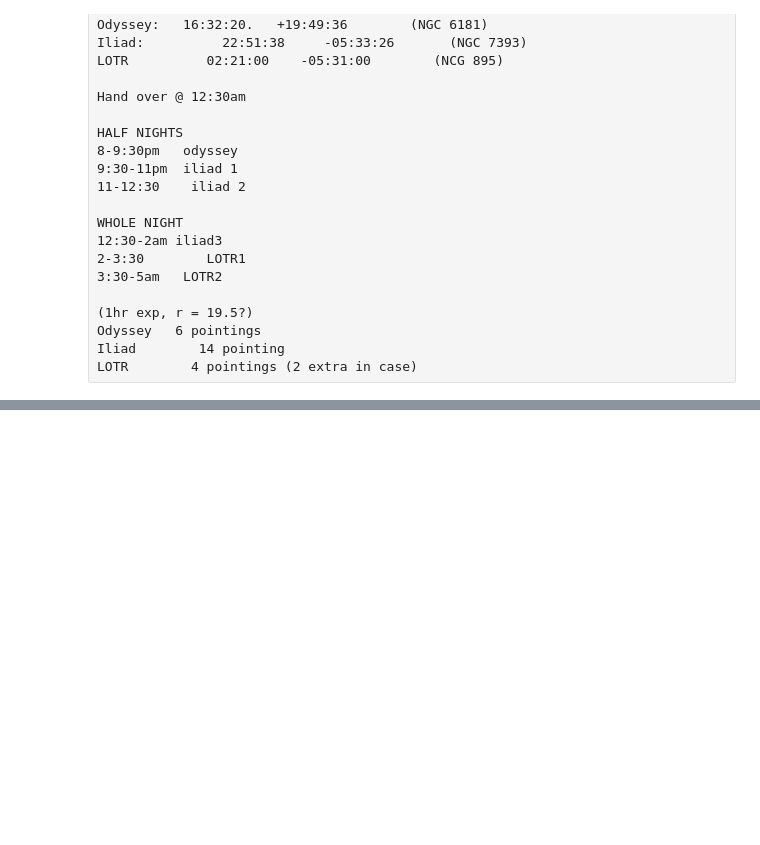
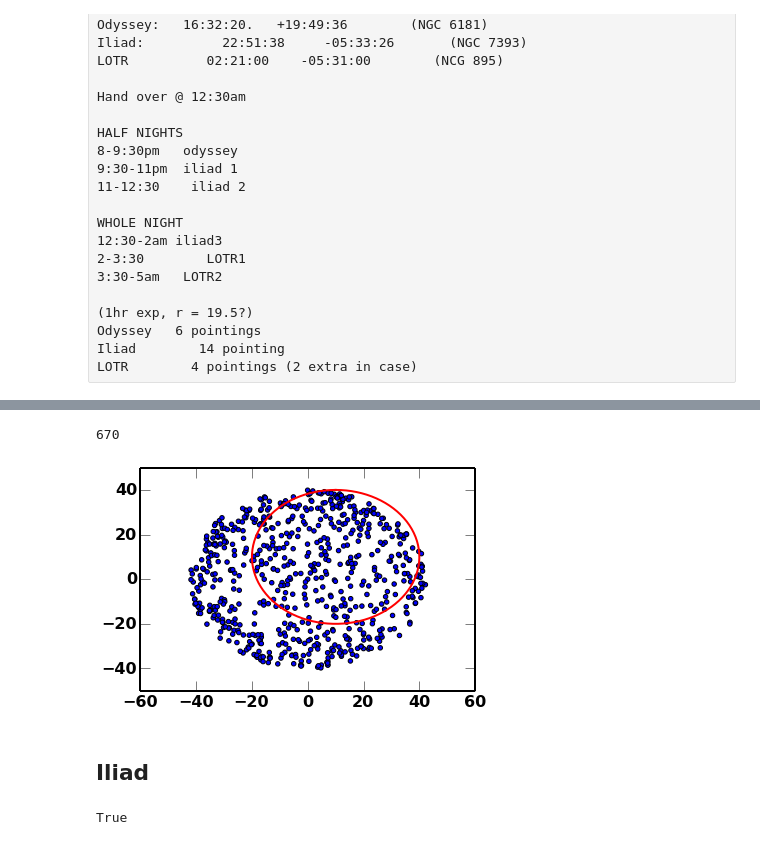
Before and after one commit to sagasurvey/erik, a Jupyter notebook: 2013Aug-HYDRA.ipynb, the cells around one changed output, grey strips where cells are left out. Drawn from its saved outputs; the diff is of its cells as text; code cells hidden in the pictures; blank space fills up the shorter version.

```diff
--- a/2013Aug-HYDRA.ipynb
+++ b/2013Aug-HYDRA.ipynb
@@ -82,0 +173,7 @@ len(np.unique(observedids))
+# %%
+plot_inner_ones('hydra_targets/Odyssey2_6.ast', circleoffsets=(10,10))
+# %% [output]
+670
+[figure, added]
+# %% [markdown]
+## Iliad
@@ -82,0 +182,9 @@ len(np.unique(observedids))
+# %%
+observedids = []
+observedids.extend(magellan.get_smf_entries('imacs_targets/N7393_1.SMF', inclholes=False)[0])
+observedids.extend(magellan.get_smf_entries('imacs_targets/N7393_2.SMF', inclholes=False)[0])
+observedids = np.array(observedids, dtype=int)
+#all are accounted for in the catalog
+np.in1d(observedids,ilcat['objID']).all()
+# %% [output]
+True
```
Also changed, not shown: parts of 29 cells of this notebook, 5 other files.
